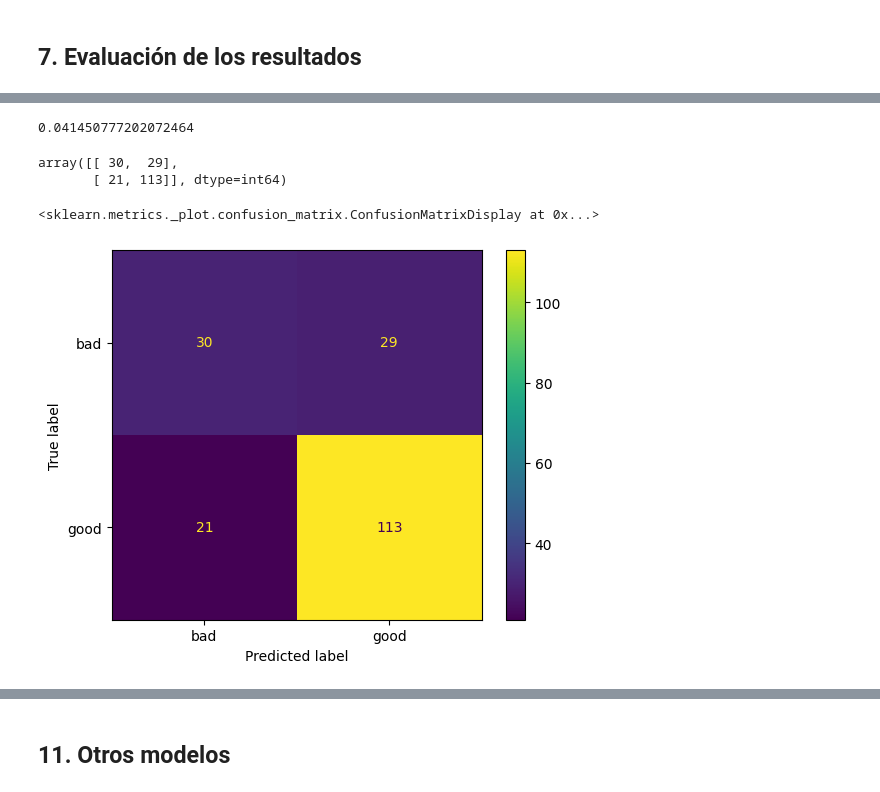
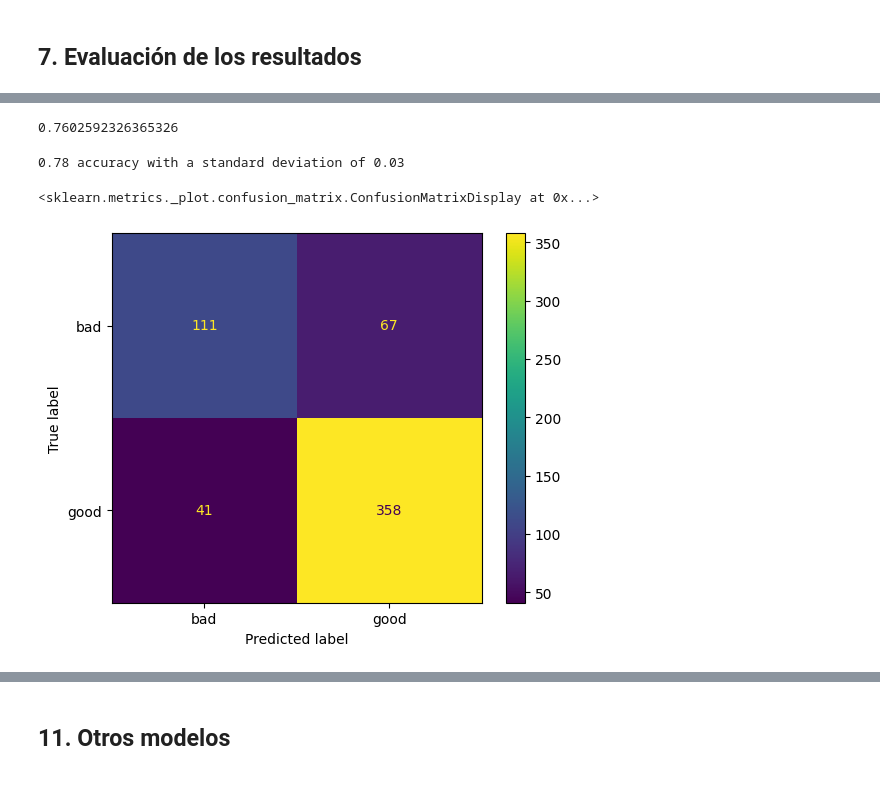
Before and after one commit to JorgeLlorente/FraudDetection, a Jupyter notebook: fraud.ipynb, the cells around one changed output, grey strips where cells are left out. Saved outputs shown, nothing was run; the diff lists cells and outputs as text; code cells hidden in the pictures.

```diff
--- a/fraud.ipynb
+++ b/fraud.ipynb
@@ -538,23 +541,19 @@ log_reg.get_params()
+# %%
+metrics.f1_score(y_train, y_pred, average='weighted', pos_label='bad')
+# %% [output]
+0.7602592326365326
+# %%
+print("%0.2f accuracy with a standard deviation of %0.2f" % (scores.mean(), scores.std()))
+# %% [output]
+0.78 accuracy with a standard deviation of 0.03
 # %%
 y_val_prep = le.transform(y_val)
-# %%
-bias = y_val_pred_prep.mean() - y_val_prep.mean()
-bias
-# %% [output]
-0.041450777202072464
-# %%
-from sklearn.metrics import confusion_matrix
-
-confusion_matrix(y_val_prep, y_val_pred_prep)
-# %% [output]
-array([[ 30,  29],
-       [ 21, 113]], dtype=int64)
 # %%
 from sklearn.metrics import ConfusionMatrixDisplay
 
-ConfusionMatrixDisplay.from_estimator(log_reg, X_val_prep, y_val, values_format='d')
+ConfusionMatrixDisplay.from_estimator(log_reg, X_train_prep, y_train)
 # %% [output]
 <sklearn.metrics._plot.confusion_matrix.ConfusionMatrixDisplay at 0x...>
-[figure, old version]
+[figure, new version]
 # %%
 print("Accuray:", metrics.accuracy_score(y_val, y_val_pred))
```
Also changed, not shown: parts of 11 cells of this notebook.
